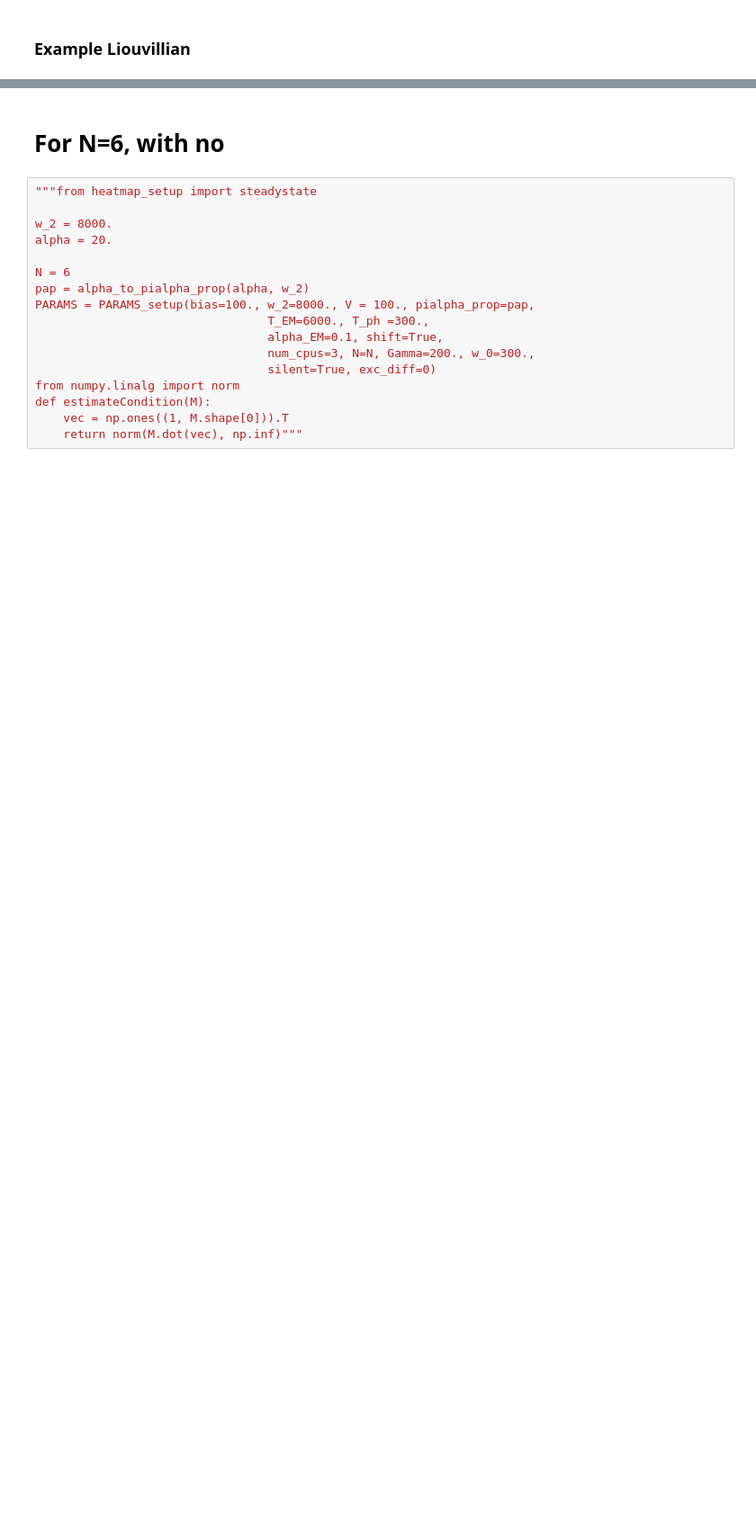
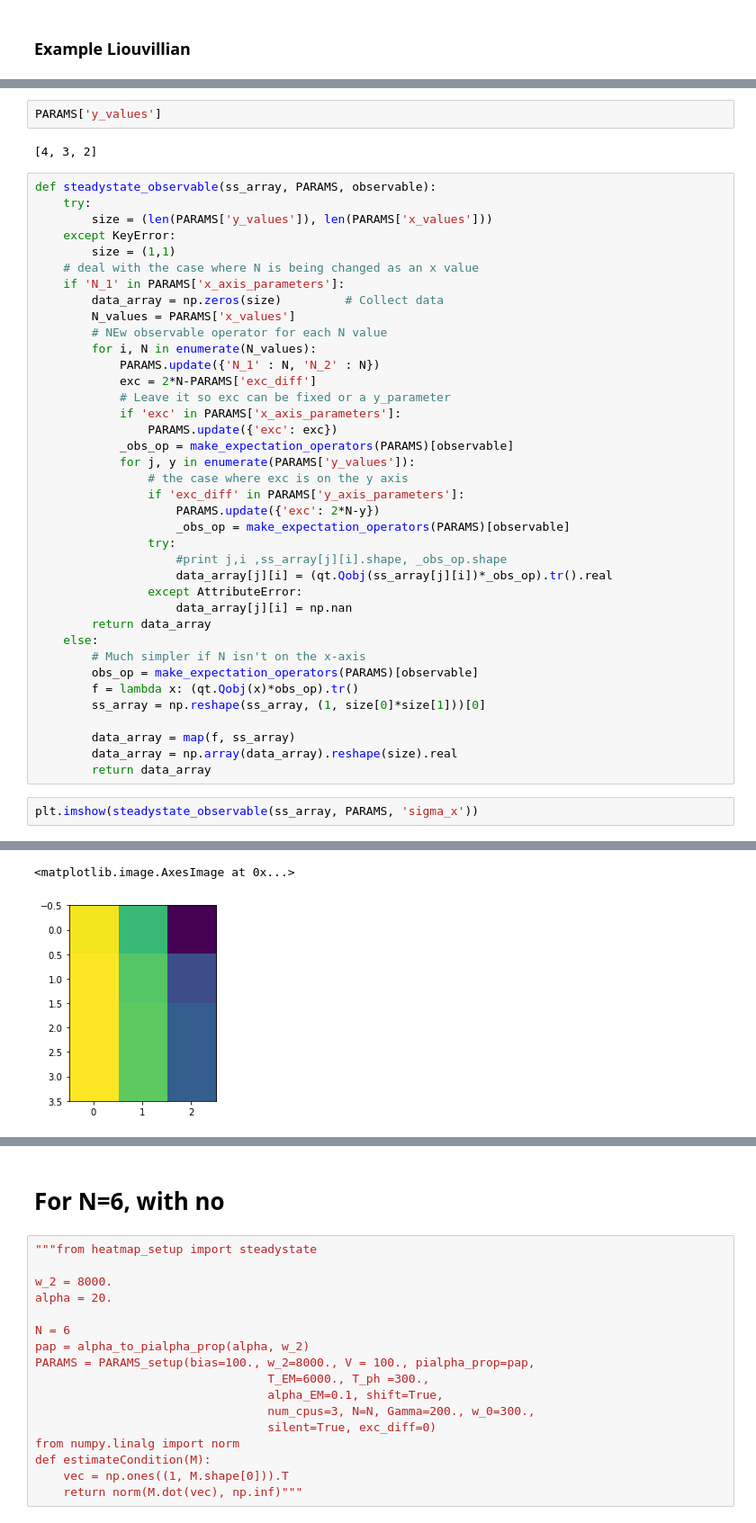
Before and after one commit to HenryMaguire/dimer-code, a Jupyter notebook: convergence_dimer.ipynb, the cells around one changed output, grey strips where cells are left out. Shown: that part at 90% size. Drawn from its saved outputs; the diff is of its cells as text; blank space fills up the shorter version.

```diff
--- a/convergence_dimer.ipynb
+++ b/convergence_dimer.ipynb
@@ -267,0 +270,45 @@ visualise_dense(ssLt)
+# %%
+PARAMS['y_values']
+# %% [output]
+[4, 3, 2]
+# %%
+def steadystate_observable(ss_array, PARAMS, observable):
+    try:
+        size = (len(PARAMS['y_values']), len(PARAMS['x_values']))
+    except KeyError:
+        size = (1,1)
+    # deal with the case where N is being changed as an x value
+    if 'N_1' in PARAMS['x_axis_parameters']:
+        data_array = np.zeros(size)         # Collect data
+        N_values = PARAMS['x_values']
+        # NEw observable operator for each N value
+        for i, N in enumerate(N_values):
+            PARAMS.update({'N_1' : N, 'N_2' : N})
+            exc = 2*N-PARAMS['exc_diff']
+            # Leave it so exc can be fixed or a y_parameter
+            if 'exc' in PARAMS['x_axis_parameters']:
+                PARAMS.update({'exc': exc})
+            _obs_op = make_expectation_operators(PARAMS)[observable]
+            for j, y in enumerate(PARAMS['y_values']):
+                # the case where exc is on the y axis
+                if 'exc_diff' in PARAMS['y_axis_parameters']:
+                    PARAMS.update({'exc': 2*N-y})
+                    _obs_op = make_expectation_operators(PARAMS)[observable]
+                try:
+                    #print j,i ,ss_array[j][i].shape, _obs_op.shape
+                    data_array[j][i] = (qt.Qobj(ss_array[j][i])*_obs_op).tr().real
+                except AttributeError:
+                    data_array[j][i] = np.nan
+        return data_array
+    else:
+        # Much simpler if N isn't on the x-axis
+        obs_op = make_expectation_operators(PARAMS)[observable]
+        f = lambda x: (qt.Qobj(x)*obs_op).tr()
+        ss_array = np.reshape(ss_array, (1, size[0]*size[1]))[0]
+
+        data_array = map(f, ss_array)
+        data_array = np.array(data_array).reshape(size).real
+        return data_array
+# %%
+plt.imshow(steadystate_observable(ss_array, PARAMS, 'sigma_x'))
+# %% [output]
@@ -267,0 +327,2 @@ visualise_dense(ssLt)
+<matplotlib.image.AxesImage at 0x...>
+[figure, added]
```
Also changed, not shown: parts of 35 cells of this notebook, 21 other files.
